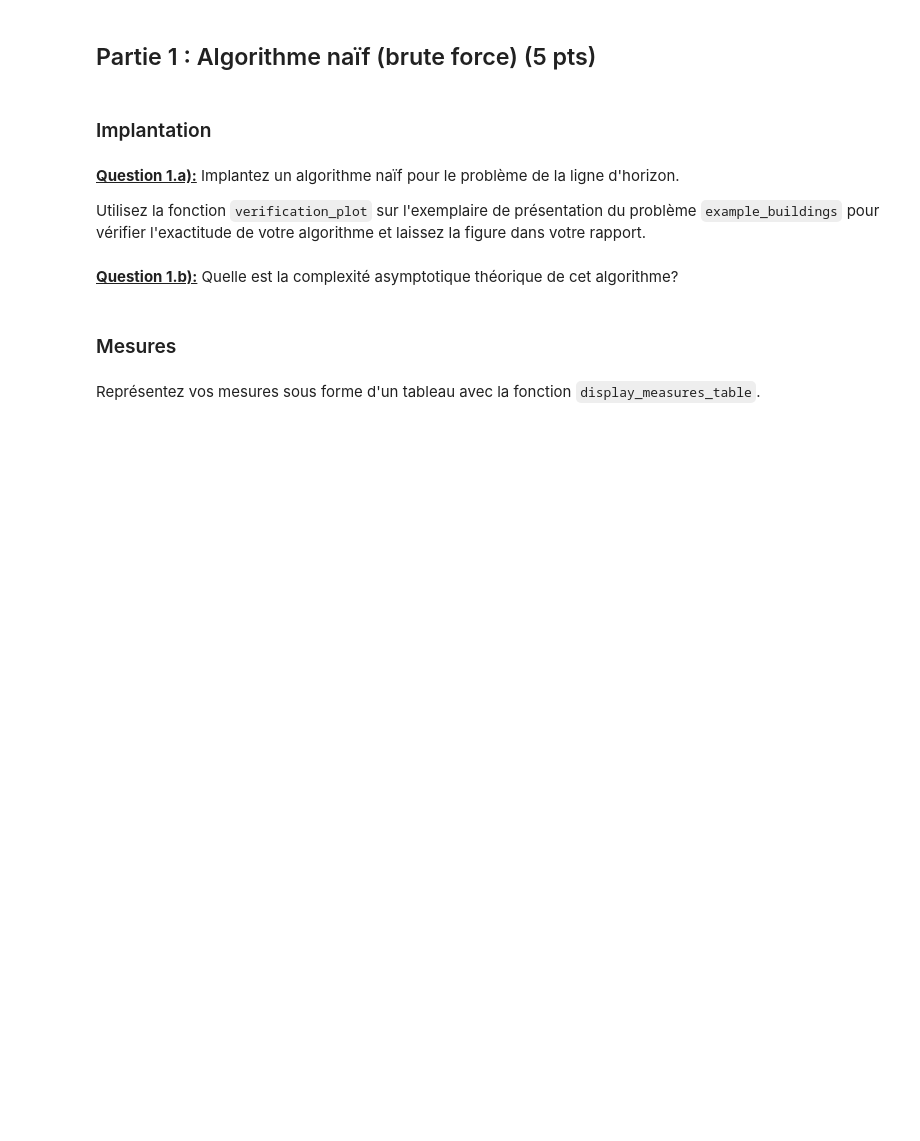
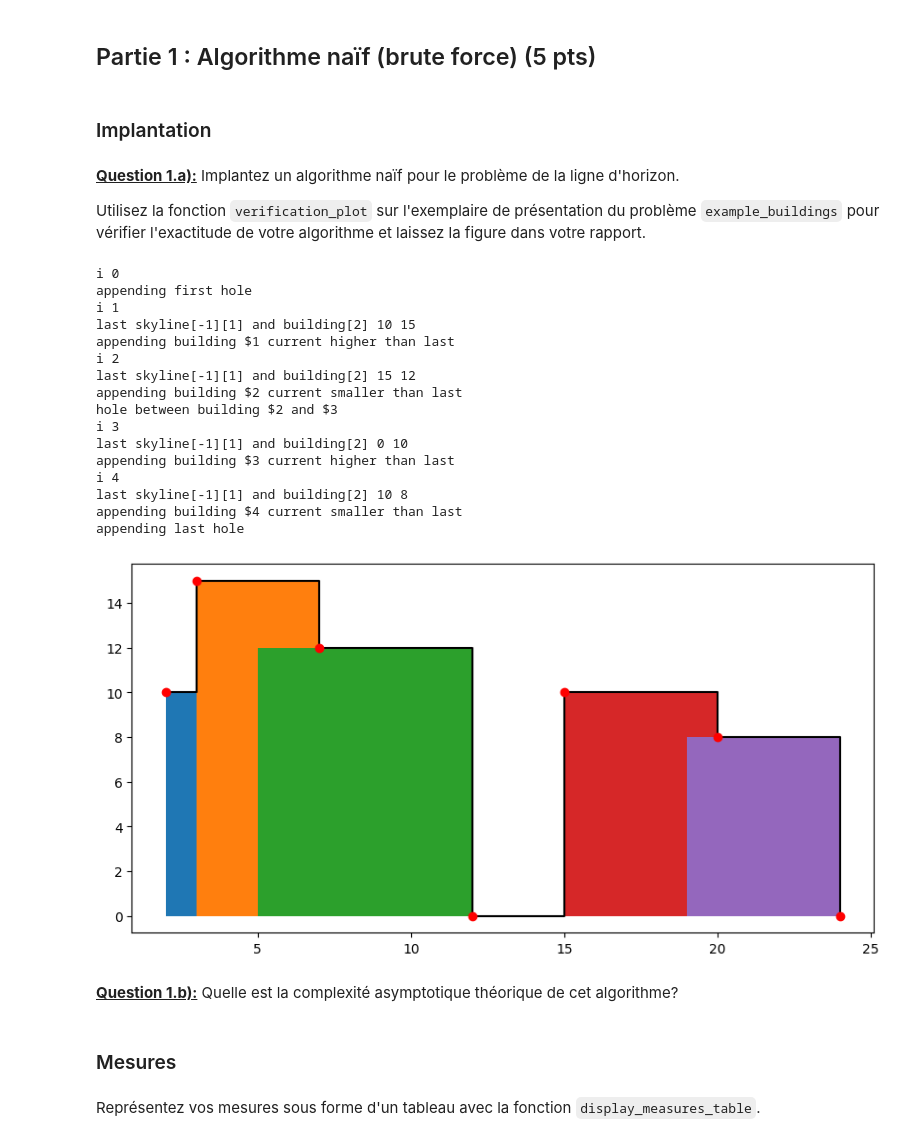
Before and after one commit to simden012/INF8775_Labs, a Jupyter notebook: TP1/TP1-H24.ipynb, the cells around one changed output. Drawn from its saved outputs; the diff is of its cells as text; code cells hidden in the pictures; blank space fills up the shorter version.

Commit message:
feat: algo brute

```diff
--- a/TP1/TP1-H24.ipynb
+++ b/TP1/TP1-H24.ipynb
@@ -298,3 +291,61 @@ verification_plot(example_buildings, skyline_bruteforce(example_buildings))
+# %%
+# Problem data
+example_buildings = [(2, 9, 10), (3, 7, 15), (5, 12, 12), (15, 20, 10), (19, 24, 8)]
+
+# Solution data
+example_skyline = [(2, 10), (3, 15), (7, 12), (12, 0), (15, 10), (20, 8), (24, 0)]
+
+def skyline_bruteforce(buildings):
+    # TODO : Implantez un algorithme naïf
+    skyline = []
+    for i, building in enumerate(buildings):
+        print("i", i)
+
+        if i == 0: # first dot, first building
+            print(f"appending first hole")
+            skyline.append((building[0], building[2]))
+            continue
+        print("last skyline[-1][1] and building[2]", skyline[-1][1], building[2])
+
+        #Not at first and not at last and no hole
+        if building[2] > skyline[-1][1]: #current building higher
+            print(f"appending building ${i} current higher than last")
+            skyline.append((building[0], building[2]))
+        elif building[2] < skyline[-1][1]: #current building smaller
+            print(f"appending building ${i} current smaller than last")
+            skyline.append((buildings[i-1][1], building[2]))
+
+        if i + 1 == len(buildings):#last building
+            print(f"appending last hole")
+            skyline.append((building[1], 0))
+            break
+
+        if building[1] < buildings[i + 1][0]: #theres a hole
+            skyline.append((building[1], 0))
+            print(f"hole between building ${i} and ${i+1}")
+            continue
+    return skyline
+
+
+verification_plot(example_buildings, skyline_bruteforce(example_buildings))
+# %% [output]
+i 0
+appending first hole
+i 1
+last skyline[-1][1] and building[2] 10 15
+appending building $1 current higher than last
+i 2
+last skyline[-1][1] and building[2] 15 12
+appending building $2 current smaller than last
+hole between building $2 and $3
+i 3
+last skyline[-1][1] and building[2] 0 10
+appending building $3 current higher than last
+i 4
+last skyline[-1][1] and building[2] 10 8
+appending building $4 current smaller than last
+appending last hole
+[figure, added]
 # %% [markdown]
 <u>**Question 1.b):**</u> Quelle est la complexité asymptotique théorique de cet algorithme?
 # %% [markdown]
```
Also changed, not shown: parts of 2 cells of this notebook.
